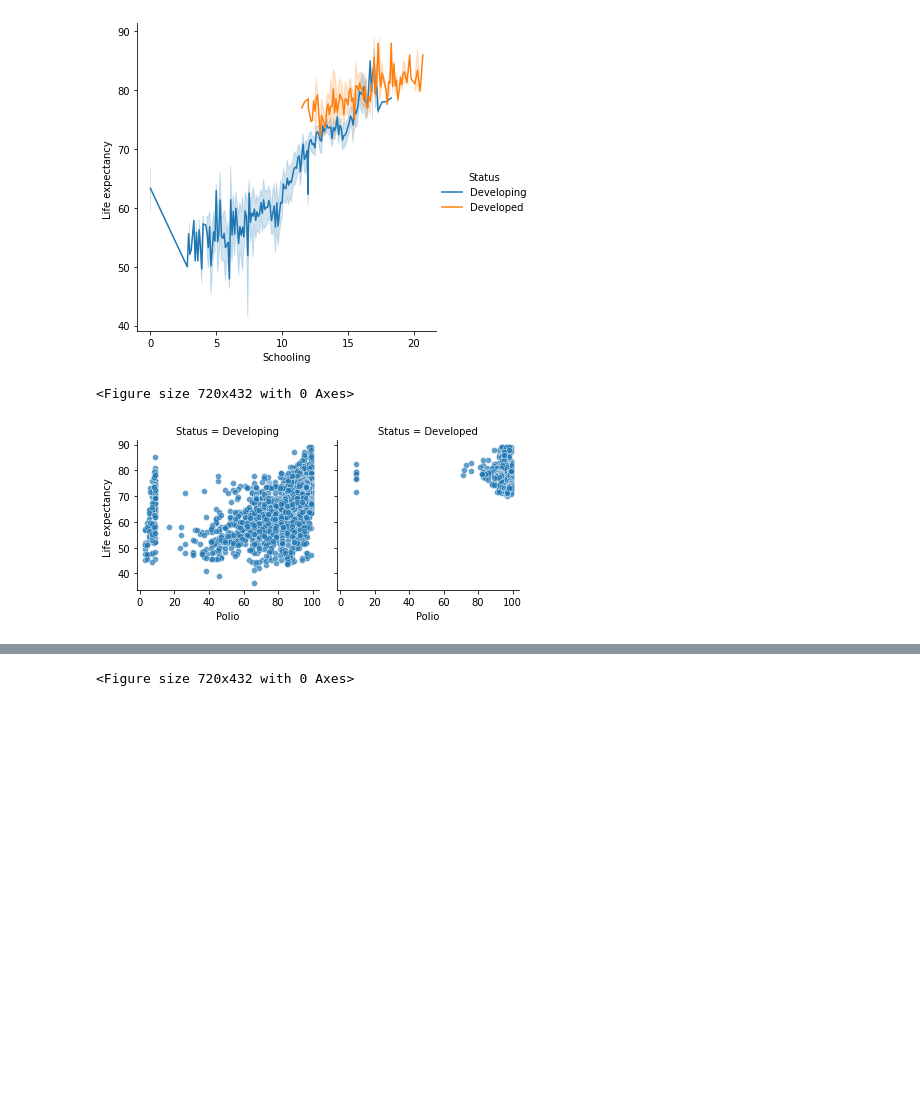
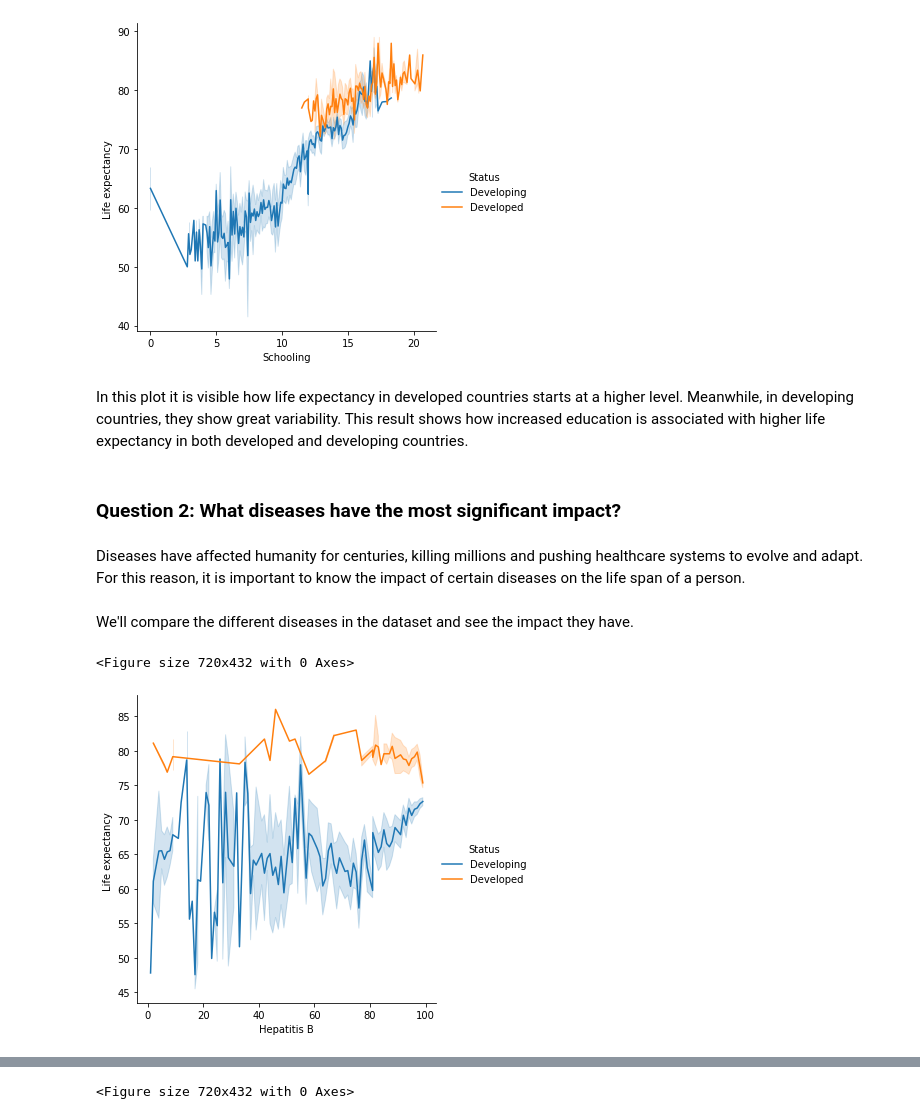
Before and after one commit to srodriguez252/Life-Expectancy, a Jupyter notebook: life_expectancy.ipynb, the cells around one changed output, grey strips where cells are left out. Drawn from its saved outputs; the diff is of its cells as text; code cells hidden in the pictures; blank space fills up the shorter version.

Commit message:
comments for plots

```diff
--- a/life_expectancy.ipynb
+++ b/life_expectancy.ipynb
@@ -355,14 +361,20 @@ plt.show()
 # %% [output]
 <Figure size 720x432 with 0 Axes>
 [figure]
-# %%
-#Immunization of polio in developed and developing countries
-plt.figure(figsize=(10, 6))
-g = sns.FacetGrid(plot_df, col="Status")
-g.map(sns.scatterplot, "Polio", "Life expectancy ", alpha=.7)
-g.add_legend()
-
-plt.show()
-# %% [output]
-<Figure size 720x432 with 0 Axes>
-[figure, removed]
+# %% [markdown]
+In this plot it is visible how life expectancy in developed countries starts at a higher level. Meanwhile, in developing countries, they show great variability. This result shows how increased education is associated with higher life expectancy in both developed and developing countries.
+# %% [markdown]
+### Question 2: What diseases have the most significant impact?
+# %% [markdown]
+Diseases have affected humanity for centuries, killing millions and pushing healthcare systems to evolve and adapt. For this reason, it is important to know the impact of certain diseases on the life span of a person.
+# %% [markdown]
+We'll compare the different diseases in the dataset and see the impact they have.
+# %%
+#Plot showing the relationship between life expectancy, Hepatitis B and status
+plt.figure(figsize=(10, 6))
+sns.relplot(data=plot_df, kind="line",x="Hepatitis B", y="Life expectancy ", hue="Status",)
+
+plt.show()
+# %% [output]
+<Figure size 720x432 with 0 Axes>
+[figure, added]
```
Also changed, not shown: parts of 39 cells of this notebook.
